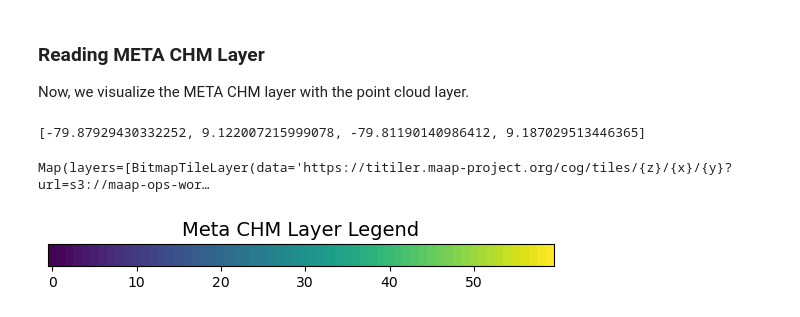
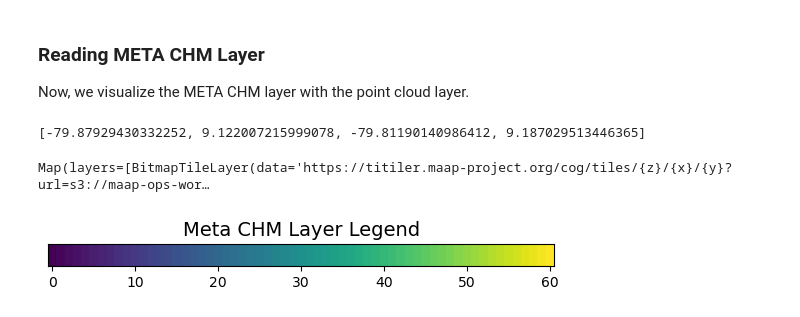
Before and after one commit to MAAP-Project/geotrees-demo, a Jupyter notebook: lonboard-viz.ipynb, the cells around one changed output. Cells and saved outputs as stored; diff of their text form; code cells hidden in the pictures.

```diff
--- a/lonboard-viz.ipynb
+++ b/lonboard-viz.ipynb
@@ -133,9 +133,9 @@ Here, we visualize the AGB layer and point cloud layer in a single `Map` widget.
 # %%
 #Function for generating colormap for AGB and CHM layer legend
 
-def plot_colormap(title, cmap):
+def plot_colormap(gradient_max, title, cmap):
 
-    gradient = np.linspace(0, 1, 60)
+    gradient = np.linspace(0, 10, gradient_max)
     gradient = np.vstack((gradient, gradient))
 
     # Create figure and adjust figure height to number of colormaps
@@ -192,6 +193,6 @@ m1
 # %% [output]
 Map(layers=[BitmapTileLayer(data='https://titiler.maap-project.org/cog/tiles/{z}/{x}/{y}?url=s3://maap-ops-wor…
 # %%
-plot_colormap("Meta CHM Layer Legend",'viridis')
+plot_colormap(61, "Meta CHM Layer Legend",'viridis')
 # %% [output]
-[figure, old version]
+[figure, new version]
```
Also changed, not shown: parts of 1 cell of this notebook, 1 other file.
